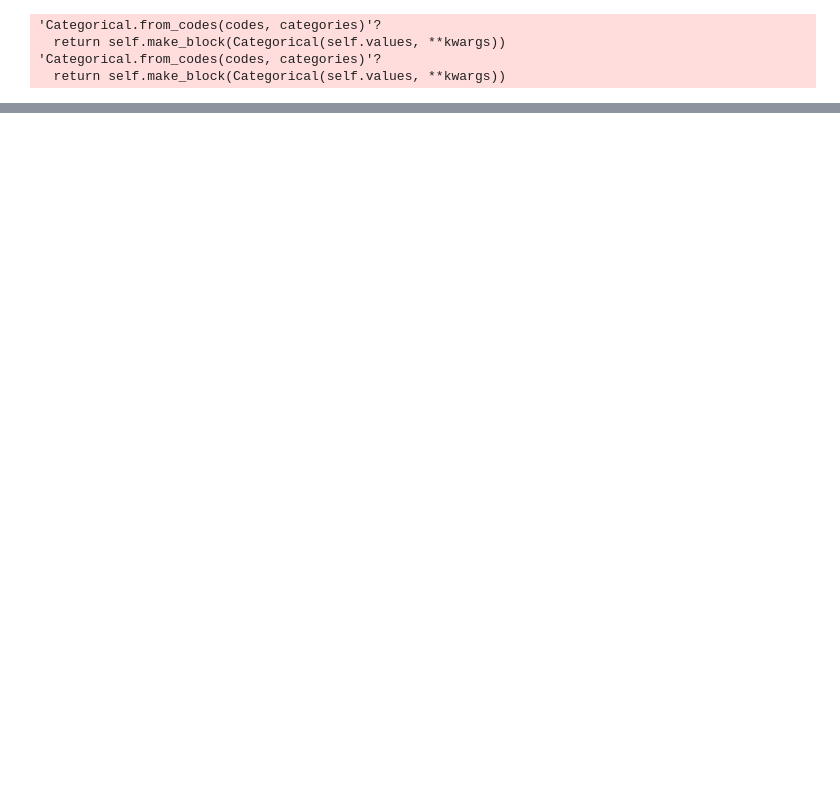
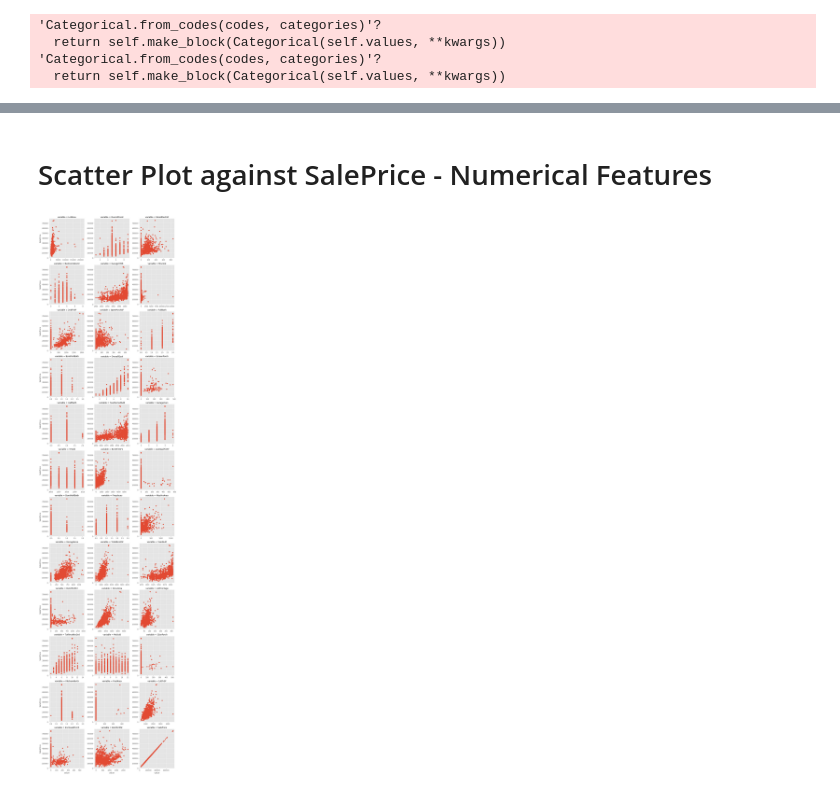
Before and after one commit to deanjgoldman/housing-ml, a Jupyter notebook: msun_house_price_kaggle.ipynb, the cells around one changed output, grey strips where cells are left out. Drawn from its saved outputs; the diff is of its cells as text; code cells hidden in the pictures; blank space fills up the shorter version.

```diff
--- a/msun_house_price_kaggle.ipynb
+++ b/msun_house_price_kaggle.ipynb
@@ -132,0 +343,6 @@ train[train.select_dtypes(['object']).columns] = train.select_dtypes(['object'])
+# %% [markdown]
+# Scatter Plot against SalePrice - Numerical Features
+# %%
+house.numeric_feature_grid_plot()
+# %% [output]
+[figure, added]
```
Also changed, not shown: parts of 53 cells of this notebook.
